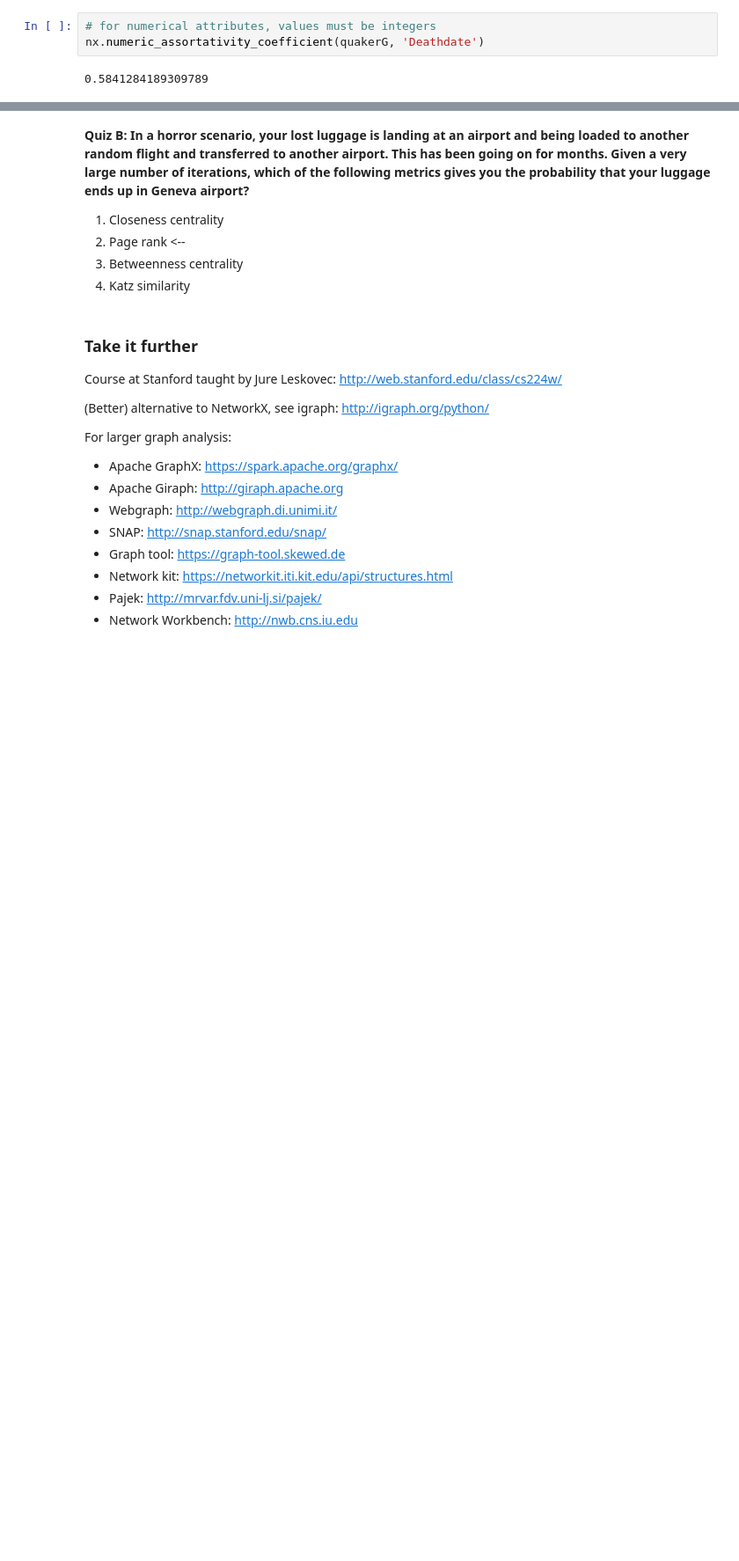
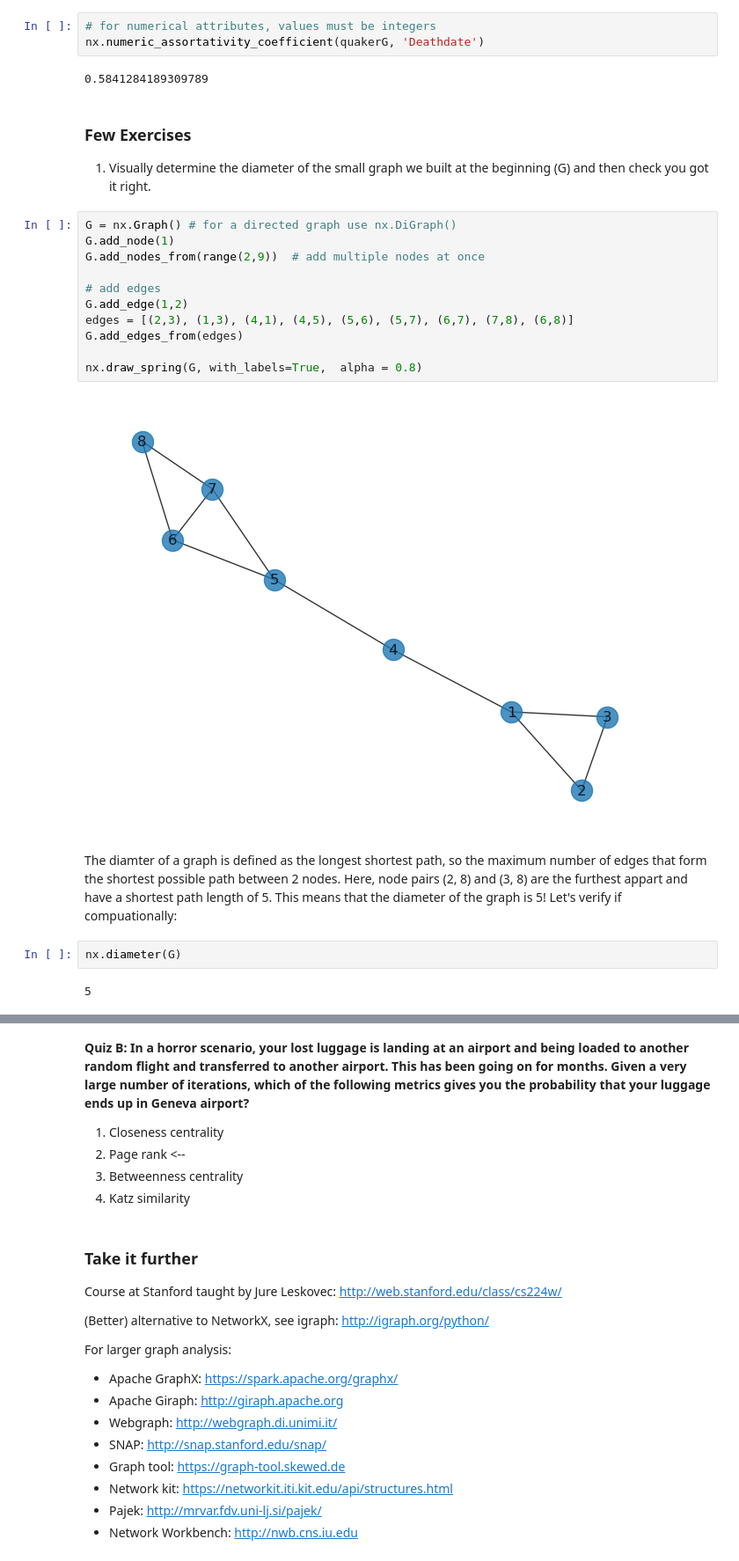
Before and after one commit to claireFriedrich/ada, a Jupyter notebook: Exercises/10 - Handling networks/HandlingNetworks_Tutorial_Exercises.ipynb, the cells around one changed output, grey strips where cells are left out. Shown: that part at 88% size. Cells and saved outputs as stored; diff of their text form; blank space fills up the shorter version.

```diff
--- a/Exercises/10 - Handling networks/HandlingNetworks_Tutorial_Exercises.ipynb
+++ b/Exercises/10 - Handling networks/HandlingNetworks_Tutorial_Exercises.ipynb
@@ -580,3 +574,25 @@ However, there exists **age homophily**: quakers that died in the same period ar
 nx.numeric_assortativity_coefficient(quakerG, 'Deathdate')
 # %% [output]
 0.5841284189309789
+# %% [markdown]
+### Few Exercises
+1. Visually determine the diameter of the small graph we built at the beginning (G) and then check you got it right.
+# %%
+G = nx.Graph() # for a directed graph use nx.DiGraph()
+G.add_node(1)
+G.add_nodes_from(range(2,9))  # add multiple nodes at once
+
+# add edges
+G.add_edge(1,2)
+edges = [(2,3), (1,3), (4,1), (4,5), (5,6), (5,7), (6,7), (7,8), (6,8)]
+G.add_edges_from(edges)
+
+nx.draw_spring(G, with_labels=True,  alpha = 0.8)
+# %% [output]
+[figure, added]
+# %% [markdown]
+The diamter of a graph is defined as the longest shortest path, so the maximum number of edges that form the shortest possible path between 2 nodes. Here, node pairs (2, 8) and (3, 8) are the furthest appart and have a shortest path length of 5. This means that the diameter of the graph is 5! Let's verify if compuationally:
+# %%
+nx.diameter(G)
+# %% [output]
+5
```
Also changed, not shown: parts of 24 cells of this notebook.
